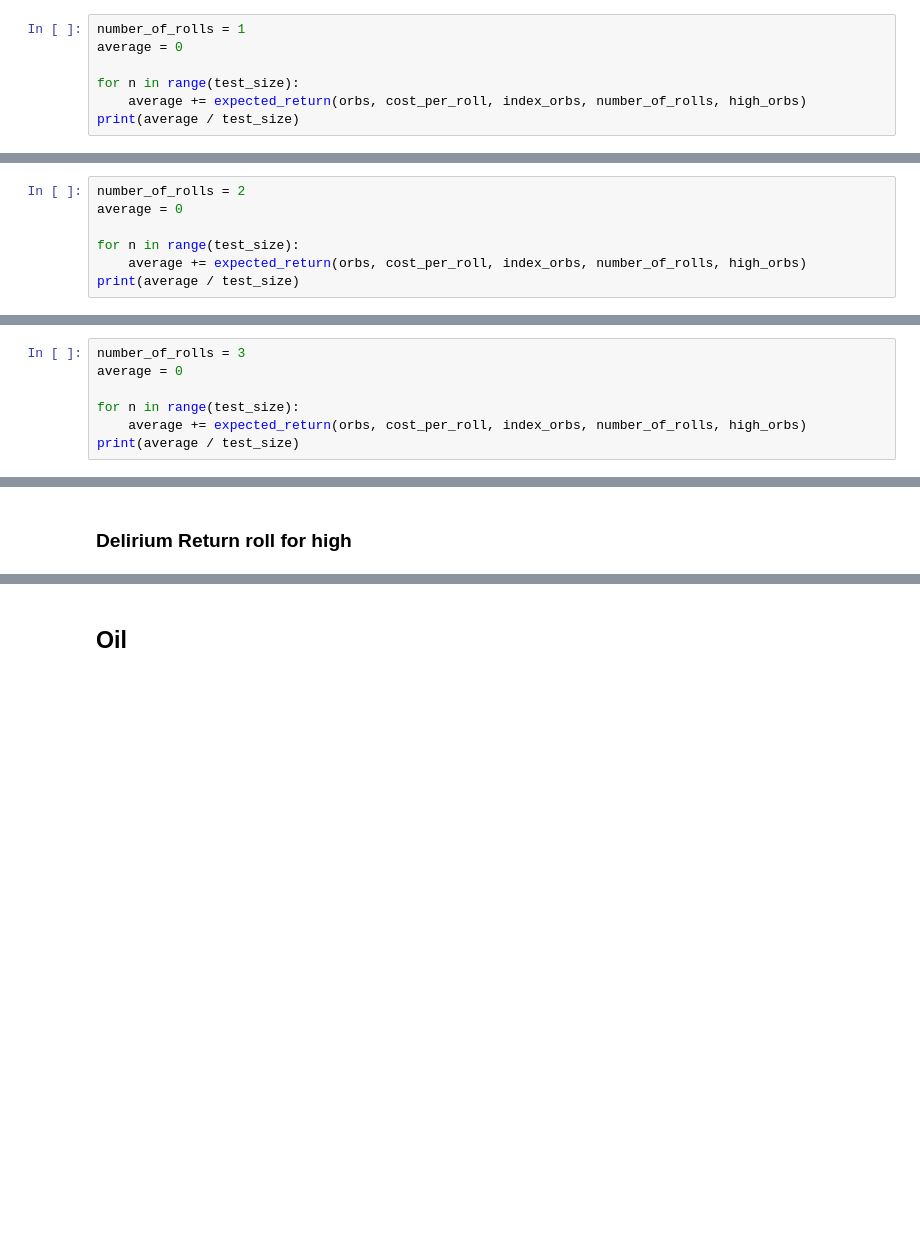
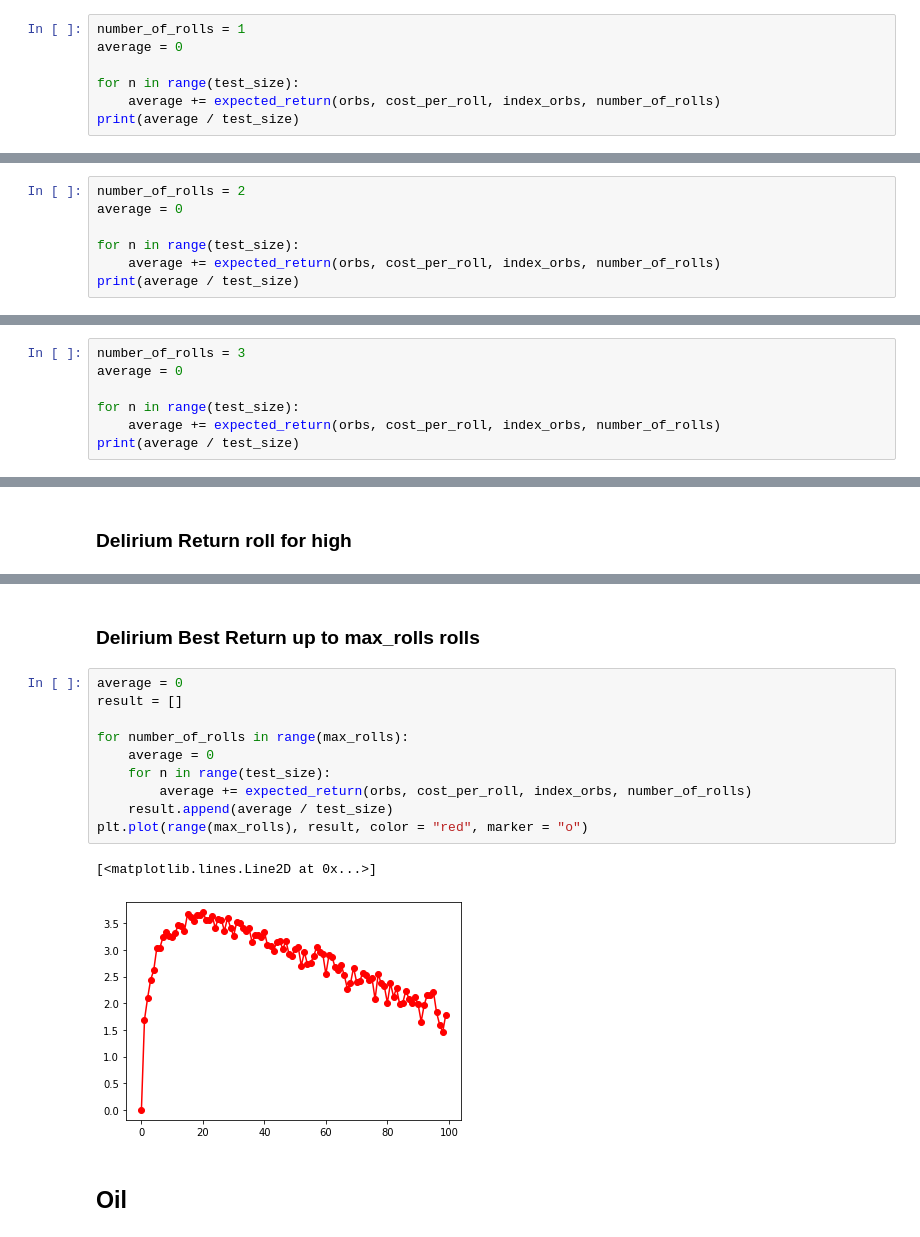
Before and after one commit to Gabriel-Banco-do-Brasil/harvest, a Jupyter notebook: roi_harvest_currency.ipynb, the cells around one changed output, grey strips where cells are left out. Saved outputs shown, nothing was run; the diff lists cells and outputs as text; blank space fills up the shorter version.

```diff
--- a/roi_harvest_currency.ipynb
+++ b/roi_harvest_currency.ipynb
@@ -182,6 +226,6 @@ number_of_rolls = 1
 average = 0
 
 for n in range(test_size):
-    average += expected_return(orbs, cost_per_roll, index_orbs, number_of_rolls, high_orbs)
+    average += expected_return(orbs, cost_per_roll, index_orbs, number_of_rolls)
 print(average / test_size)
 # %% [output]
@@ -193,6 +237,6 @@ number_of_rolls = 2
 average = 0
 
 for n in range(test_size):
-    average += expected_return(orbs, cost_per_roll, index_orbs, number_of_rolls, high_orbs)
+    average += expected_return(orbs, cost_per_roll, index_orbs, number_of_rolls)
 print(average / test_size)
 # %% [output]
@@ -204,6 +248,6 @@ number_of_rolls = 3
 average = 0
 
 for n in range(test_size):
-    average += expected_return(orbs, cost_per_roll, index_orbs, number_of_rolls, high_orbs)
+    average += expected_return(orbs, cost_per_roll, index_orbs, number_of_rolls)
 print(average / test_size)
 # %% [output]
@@ -221,3 +267,18 @@ print(average / test_size)
+# %% [markdown]
+### Delirium Best Return up to max_rolls rolls
+# %%
+average = 0
+result = []
+
+for number_of_rolls in range(max_rolls):
+    average = 0
+    for n in range(test_size):
+        average += expected_return(orbs, cost_per_roll, index_orbs, number_of_rolls)
+    result.append(average / test_size)
+plt.plot(range(max_rolls), result, color = "red", marker = "o")
+# %% [output]
+[<matplotlib.lines.Line2D at 0x...>]
+[figure, added]
 # %% [markdown]
 ## Oil
 # %% [markdown]
```
Also changed, not shown: parts of 41 cells of this notebook.
